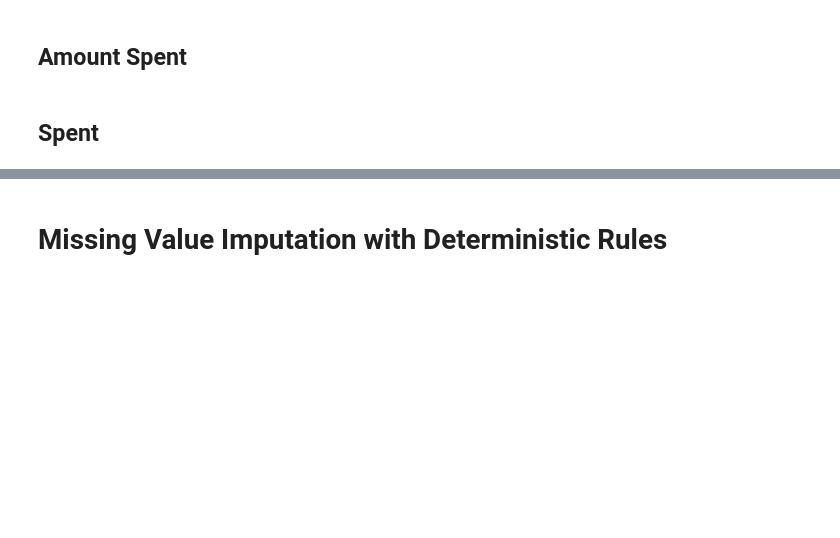
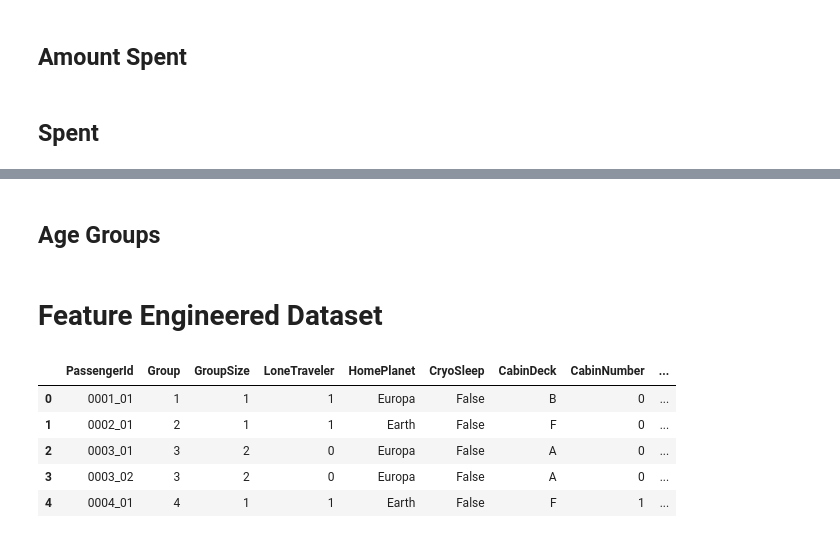
Before and after one commit to KevinNourian/Titanic, a Jupyter notebook: Notebooks/Titanic 1.0.2.ipynb, the cells around one changed output, grey strips where cells are left out. Cells and saved outputs as stored; diff of their text form; code cells hidden in the pictures; blank space fills up the shorter version.

```diff
--- a/Notebooks/Titanic 1.0.2.ipynb
+++ b/Notebooks/Titanic 1.0.2.ipynb
@@ -76,12 +76,12 @@ params = {
 # **Data Overview and Preprocessing**
 # %%
 train = pd.read_csv(
-    r"C:\Users\Dell\Documents\AI\Titanic\Data\train.csv",
+    r"C:\Users\Dell\Documents\AI\Titanic\Data\Data\train.csv",
     index_col=False
 )
 
 test = pd.read_csv(
-    r"C:\Users\Dell\Documents\AI\Titanic\Data\test.csv",
+    r"C:\Users\Dell\Documents\AI\Titanic\Data\Data\test.csv",
     index_col=False
 )
 
@@ -366,2 +339,40 @@ plt.show()
-# %% [markdown]
-# **Missing Value Imputation with Deterministic Rules**
+# %% [markdown]
+## **Age Groups**
+# %%
+train['AgeGroup']=np.nan
+train.loc[train['Age']<=10,'AgeGroup']='0-10'
+train.loc[(train['Age']>10) & (train['Age']<=20),'AgeGroup']='11-20'
+train.loc[(train['Age']>20) & (train['Age']<=30),'AgeGroup']='21-30'
+train.loc[(train['Age']>30) & (train['Age']<=40),'AgeGroup']='31-40'
+train.loc[(train['Age']>40) & (train['Age']<=50),'AgeGroup']='41-50'
+train.loc[(train['Age']>50) & (train['Age']<=60),'AgeGroup']='51-60'
+train.loc[(train['Age']>60) & (train['Age']<=70),'AgeGroup']='61-70'
+train.loc[(train['Age']>70) & (train['Age']<=80),'AgeGroup']='71-80'
+
+# New features - test set
+test['AgeGroup']=np.nan
+test.loc[test['Age']<=10,'AgeGroup']='0-10'
+test.loc[(test['Age']>10) & (test['Age']<=20),'AgeGroup']='11-20'
+test.loc[(test['Age']>20) & (test['Age']<=30),'AgeGroup']='21-30'
+test.loc[(test['Age']>30) & (test['Age']<=40),'AgeGroup']='31-40'
+test.loc[(test['Age']>40) & (test['Age']<=50),'AgeGroup']='41-50'
+test.loc[(test['Age']>50) & (test['Age']<=60),'AgeGroup']='51-60'
+test.loc[(test['Age']>60) & (test['Age']<=70),'AgeGroup']='61-70'
+test.loc[(test['Age']>70) & (test['Age']<=80),'AgeGroup']='71-80'
+# %%
+column = train.pop('AgeGroup')
+train.insert(11, 'AgeGroup', column)
+
+column = test.pop('AgeGroup')
+test.insert(11, 'AgeGroup', column)
+# %% [markdown]
+# **Feature Engineered Dataset**
+# %%
+train.head()
+# %% [output]
+|  | PassengerId | Group | GroupSize | LoneTraveler | HomePlanet | CryoSleep | CabinDeck | CabinNumber | ... |
+| 0 | 0001_01 | 1 | 1 | 1 | Europa | False | B | 0 | ... |
+| 1 | 0002_01 | 2 | 1 | 1 | Earth | False | F | 0 | ... |
+| 2 | 0003_01 | 3 | 2 | 0 | Europa | False | A | 0 | ... |
+| 3 | 0003_02 | 3 | 2 | 0 | Europa | False | A | 0 | ... |
+| 4 | 0004_01 | 4 | 1 | 1 | Earth | False | F | 1 | ... |
```
Also changed, not shown: parts of 4 cells of this notebook, 6 other files.
